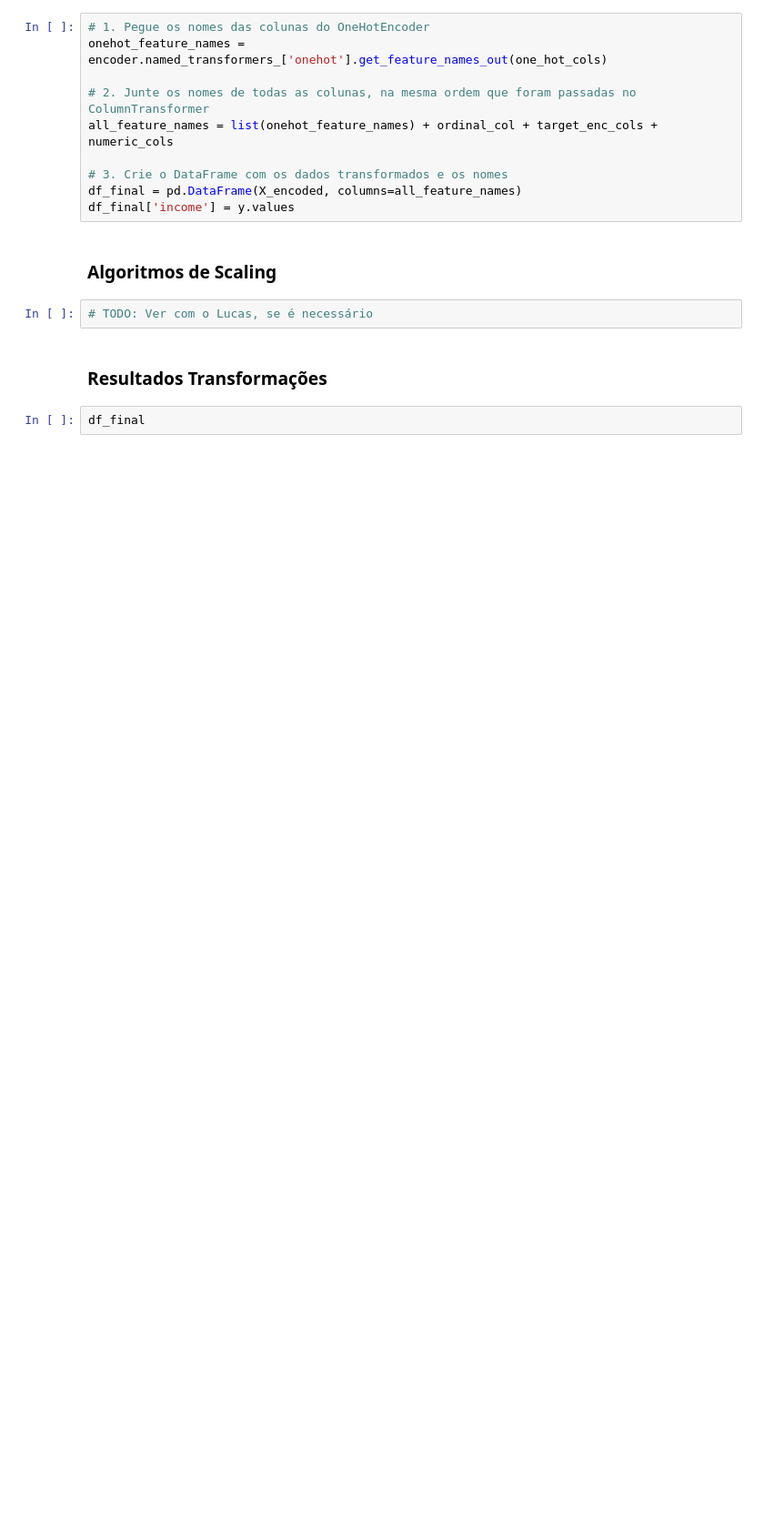
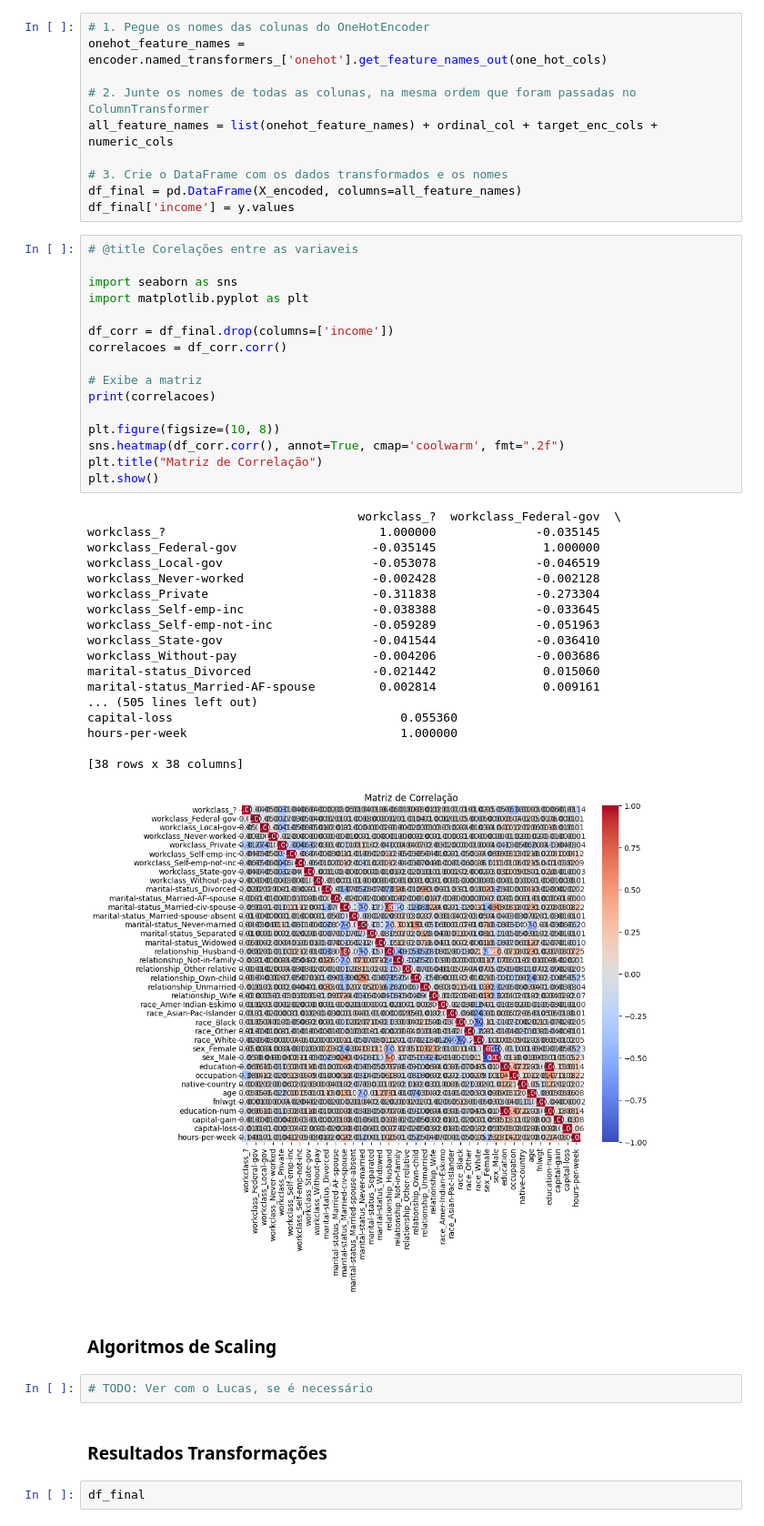
Before and after one commit to pedrobiqua/MineracaoDadosDados, a Jupyter notebook: analytics.ipynb, the cells around one changed output. Shown at 91% size. Cells and saved outputs as stored; diff of their text form; blank space fills up the shorter version.

```diff
--- a/analytics.ipynb
+++ b/analytics.ipynb
@@ -302,6 +332,41 @@ all_feature_names = list(onehot_feature_names) + ordinal_col + target_enc_cols +
 # 3. Crie o DataFrame com os dados transformados e os nomes
 df_final = pd.DataFrame(X_encoded, columns=all_feature_names)
 df_final['income'] = y.values
+# %%
+# @title Corelações entre as variaveis
+
+import seaborn as sns
+import matplotlib.pyplot as plt
+
+df_corr = df_final.drop(columns=['income'])
+correlacoes = df_corr.corr()
+
+# Exibe a matriz
+print(correlacoes)
+
+plt.figure(figsize=(10, 8))
+sns.heatmap(df_corr.corr(), annot=True, cmap='coolwarm', fmt=".2f")
+plt.title("Matriz de Correlação")
+plt.show()
+# %% [output]
+                                      workclass_?  workclass_Federal-gov  \
+workclass_?                              1.000000              -0.035145
+workclass_Federal-gov                   -0.035145               1.000000
+workclass_Local-gov                     -0.053078              -0.046519
+workclass_Never-worked                  -0.002428              -0.002128
+workclass_Private                       -0.311838              -0.273304
+workclass_Self-emp-inc                  -0.038388              -0.033645
+workclass_Self-emp-not-inc              -0.059289              -0.051963
+workclass_State-gov                     -0.041544              -0.036410
+workclass_Without-pay                   -0.004206              -0.003686
+marital-status_Divorced                 -0.021442               0.015060
+marital-status_Married-AF-spouse         0.002814               0.009161
+... (505 lines left out)
+capital-loss                                0.055360
+hours-per-week                              1.000000
+
+[38 rows x 38 columns]
+[figure, added]
 # %% [markdown]
 ### Algoritmos de Scaling
 # %%
```
Also changed, not shown: parts of 16 cells of this notebook.
